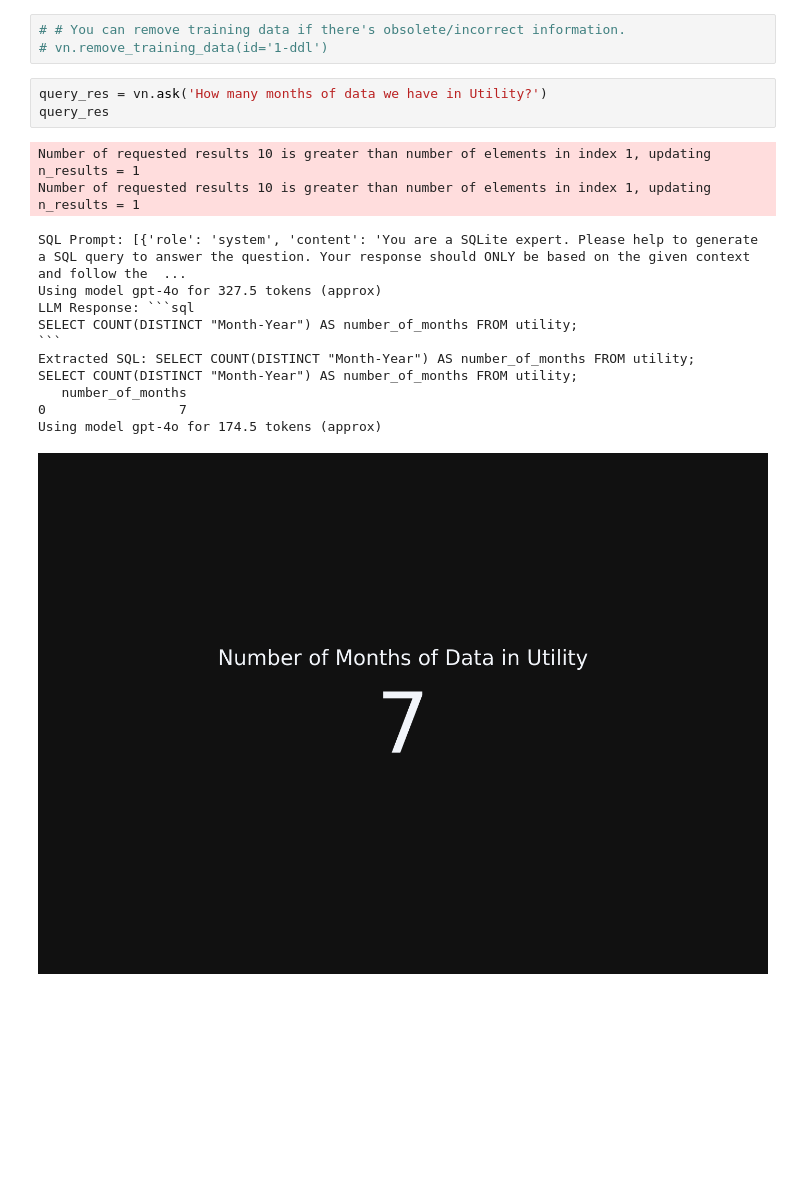
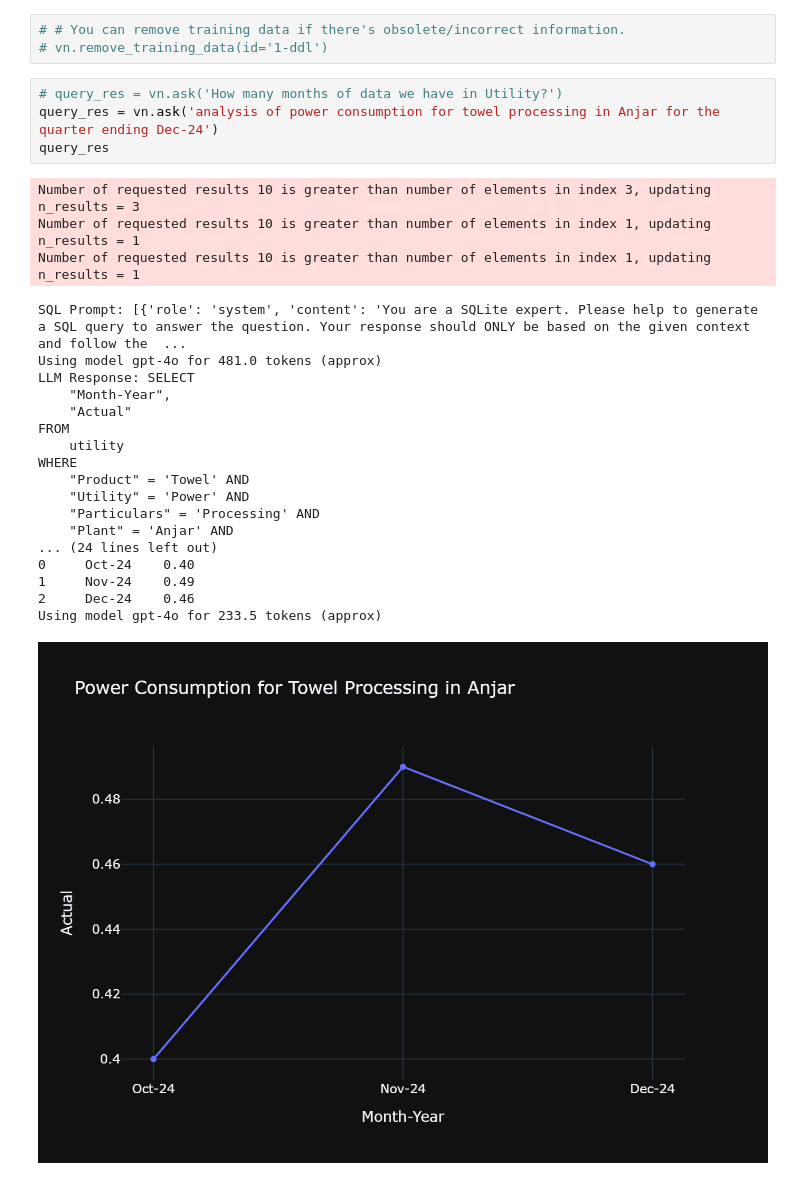
Before and after one commit to vaishravan-gpt/Chitti-gpt, a Jupyter notebook: langflow-pramodh.ipynb, the cells around one changed output. Saved outputs shown, nothing was run; the diff lists cells and outputs as text; blank space fills up the shorter version.

````diff
--- a/langflow-pramodh.ipynb
+++ b/langflow-pramodh.ipynb
@@ -227,19 +236,28 @@ training_data
 # # You can remove training data if there's obsolete/incorrect information.
 # vn.remove_training_data(id='1-ddl')
 # %%
-query_res = vn.ask('How many months of data we have in Utility?')
+# query_res = vn.ask('How many months of data we have in Utility?')
+query_res = vn.ask('analysis of power consumption for towel processing in Anjar for the quarter ending Dec-24')
 query_res
 # %% [output]
+Number of requested results 10 is greater than number of elements in index 3, updating n_results = 3
 Number of requested results 10 is greater than number of elements in index 1, updating n_results = 1
 Number of requested results 10 is greater than number of elements in index 1, updating n_results = 1
 SQL Prompt: [{'role': 'system', 'content': 'You are a SQLite expert. Please help to generate a SQL query to answer the question. Your response should ONLY be based on the given context and follow the  ...
-Using model gpt-4o for 327.5 tokens (approx)
-LLM Response: ```sql
-SELECT COUNT(DISTINCT "Month-Year") AS number_of_months FROM utility;
-```
-Extracted SQL: SELECT COUNT(DISTINCT "Month-Year") AS number_of_months FROM utility;
-SELECT COUNT(DISTINCT "Month-Year") AS number_of_months FROM utility;
-   number_of_months
-0                 7
-Using model gpt-4o for 174.5 tokens (approx)
+Using model gpt-4o for 481.0 tokens (approx)
+LLM Response: SELECT
+    "Month-Year",
+    "Actual"
+FROM
+    utility
+WHERE
+    "Product" = 'Towel' AND
+    "Utility" = 'Power' AND
+    "Particulars" = 'Processing' AND
+    "Plant" = 'Anjar' AND
+... (24 lines left out)
+0     Oct-24    0.40
+1     Nov-24    0.49
+2     Dec-24    0.46
+Using model gpt-4o for 233.5 tokens (approx)
-[figure, old version]
+[figure, new version]
````
Also changed, not shown: parts of 6 cells of this notebook, 7 other files.
